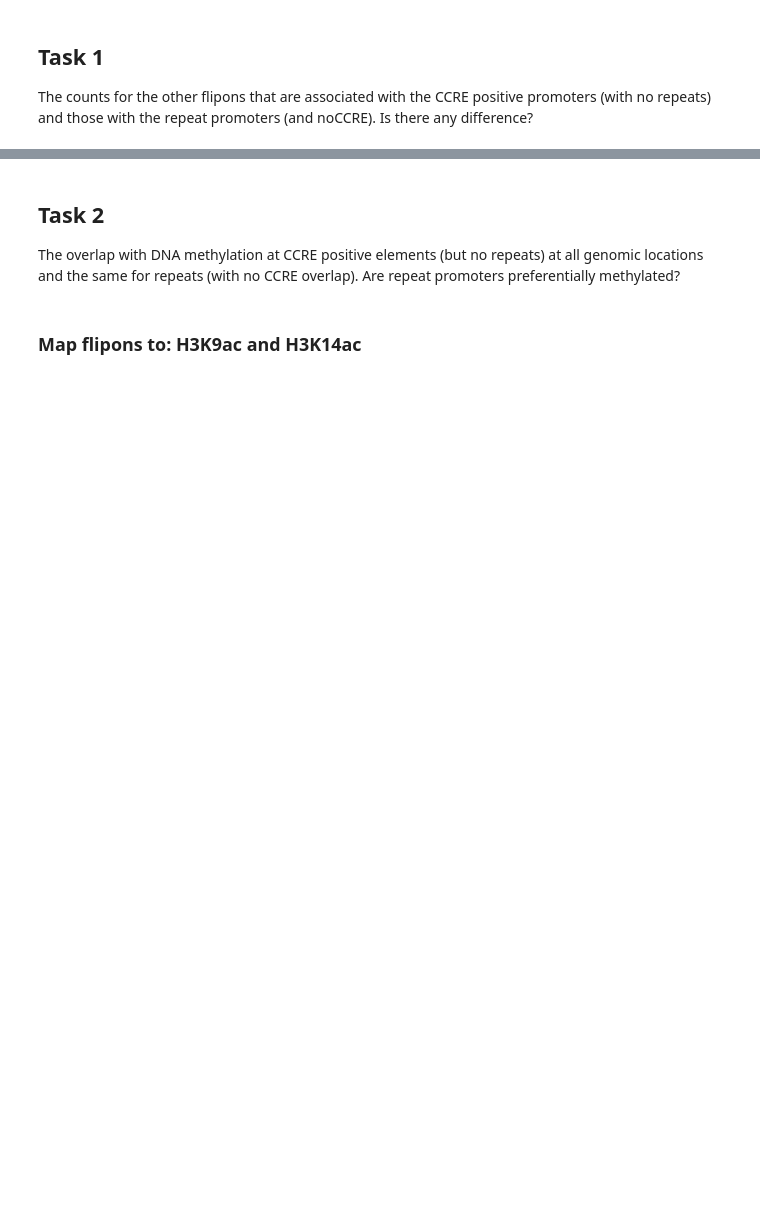
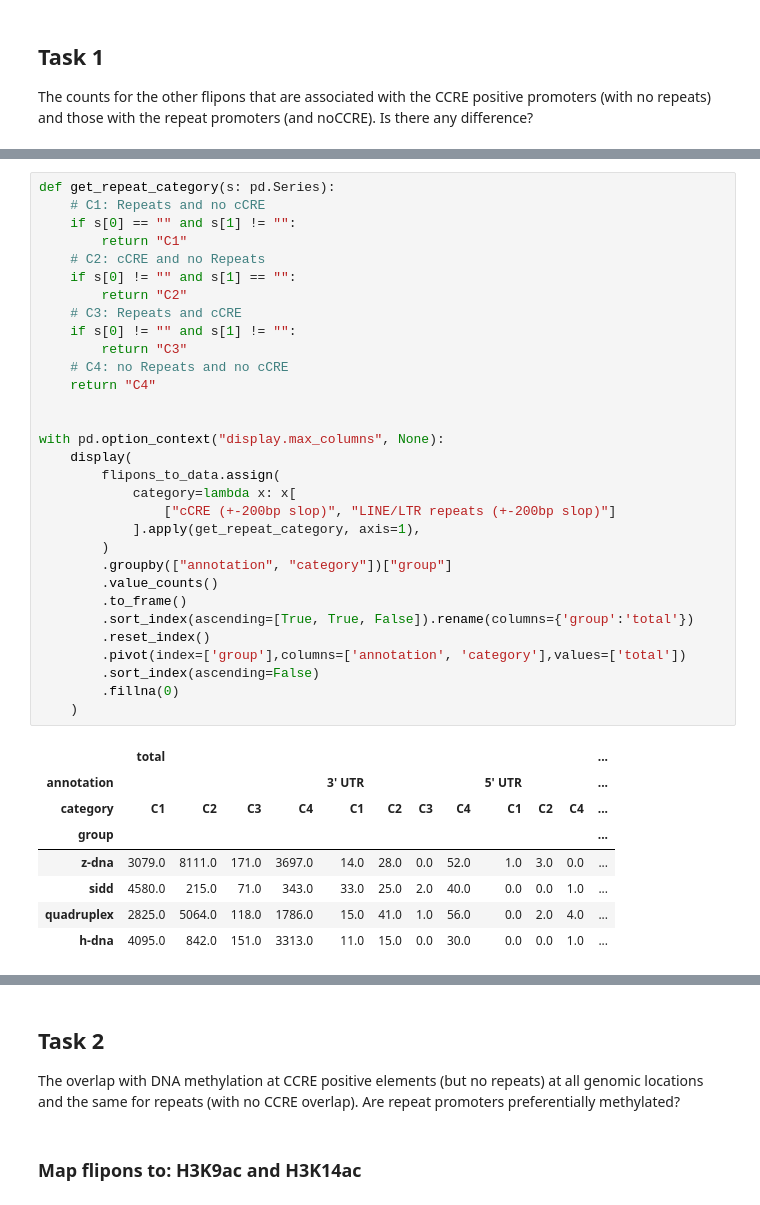
Before and after one commit to theopavlove/article_conserved_miRNA, a Jupyter notebook: notebooks/2022-08-26-miRNA_counts.ipynb, the cells around one changed output, grey strips where cells are left out. Cells and saved outputs as stored; diff of their text form; blank space fills up the shorter version.

```diff
--- a/notebooks/2022-08-26-miRNA_counts.ipynb
+++ b/notebooks/2022-08-26-miRNA_counts.ipynb
@@ -582,0 +483,40 @@ quadruplex_and_sidd.slop100: 2,250 regions
+# %%
+def get_repeat_category(s: pd.Series):
+    # C1: Repeats and no cCRE
+    if s[0] == "" and s[1] != "":
+        return "C1"
+    # C2: cCRE and no Repeats
+    if s[0] != "" and s[1] == "":
+        return "C2"
+    # C3: Repeats and cCRE
+    if s[0] != "" and s[1] != "":
+        return "C3"
+    # C4: no Repeats and no cCRE
+    return "C4"
+
+
+with pd.option_context("display.max_columns", None):
+    display(
+        flipons_to_data.assign(
+            category=lambda x: x[
+                ["cCRE (+-200bp slop)", "LINE/LTR repeats (+-200bp slop)"]
+            ].apply(get_repeat_category, axis=1),
+        )
+        .groupby(["annotation", "category"])["group"]
+        .value_counts()
+        .to_frame()
+        .sort_index(ascending=[True, True, False]).rename(columns={'group':'total'})
+        .reset_index()
+        .pivot(index=['group'],columns=['annotation', 'category'],values=['total'])
+        .sort_index(ascending=False)
+        .fillna(0)
+    )
+# %% [output]
+|  | total |  |  |  |  |  |  |  |  |  |  | ... |
+| annotation |  |  |  |  | 3' UTR |  |  |  | 5' UTR |  |  | ... |
+| category | C1 | C2 | C3 | C4 | C1 | C2 | C3 | C4 | C1 | C2 | C4 | ... |
+| group |  |  |  |  |  |  |  |  |  |  |  | ... |
+| z-dna | 3079.0 | 8111.0 | 171.0 | 3697.0 | 14.0 | 28.0 | 0.0 | 52.0 | 1.0 | 3.0 | 0.0 | ... |
+| sidd | 4580.0 | 215.0 | 71.0 | 343.0 | 33.0 | 25.0 | 2.0 | 40.0 | 0.0 | 0.0 | 1.0 | ... |
+| quadruplex | 2825.0 | 5064.0 | 118.0 | 1786.0 | 15.0 | 41.0 | 1.0 | 56.0 | 0.0 | 2.0 | 4.0 | ... |
+| h-dna | 4095.0 | 842.0 | 151.0 | 3313.0 | 11.0 | 15.0 | 0.0 | 30.0 | 0.0 | 0.0 | 1.0 | ... |
```
Also changed, not shown: parts of 18 cells of this notebook, 19 other files.
